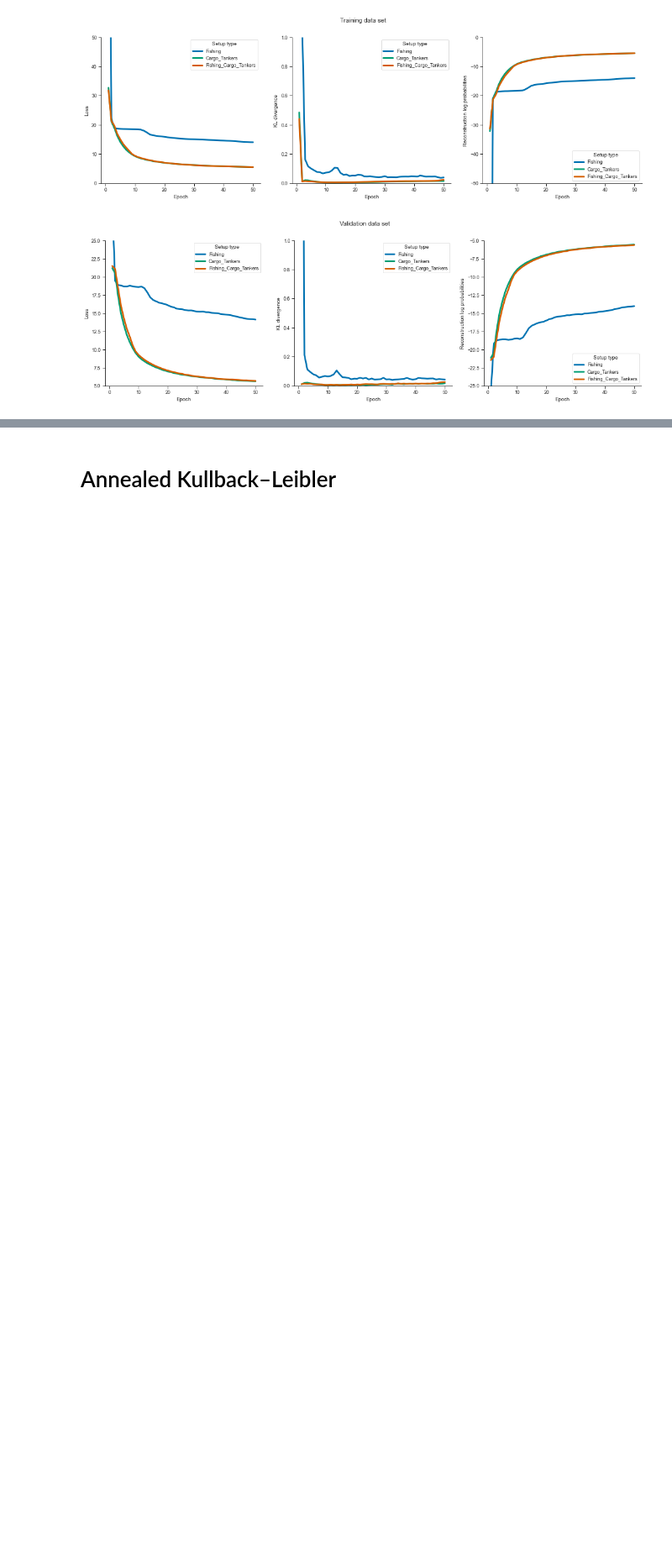
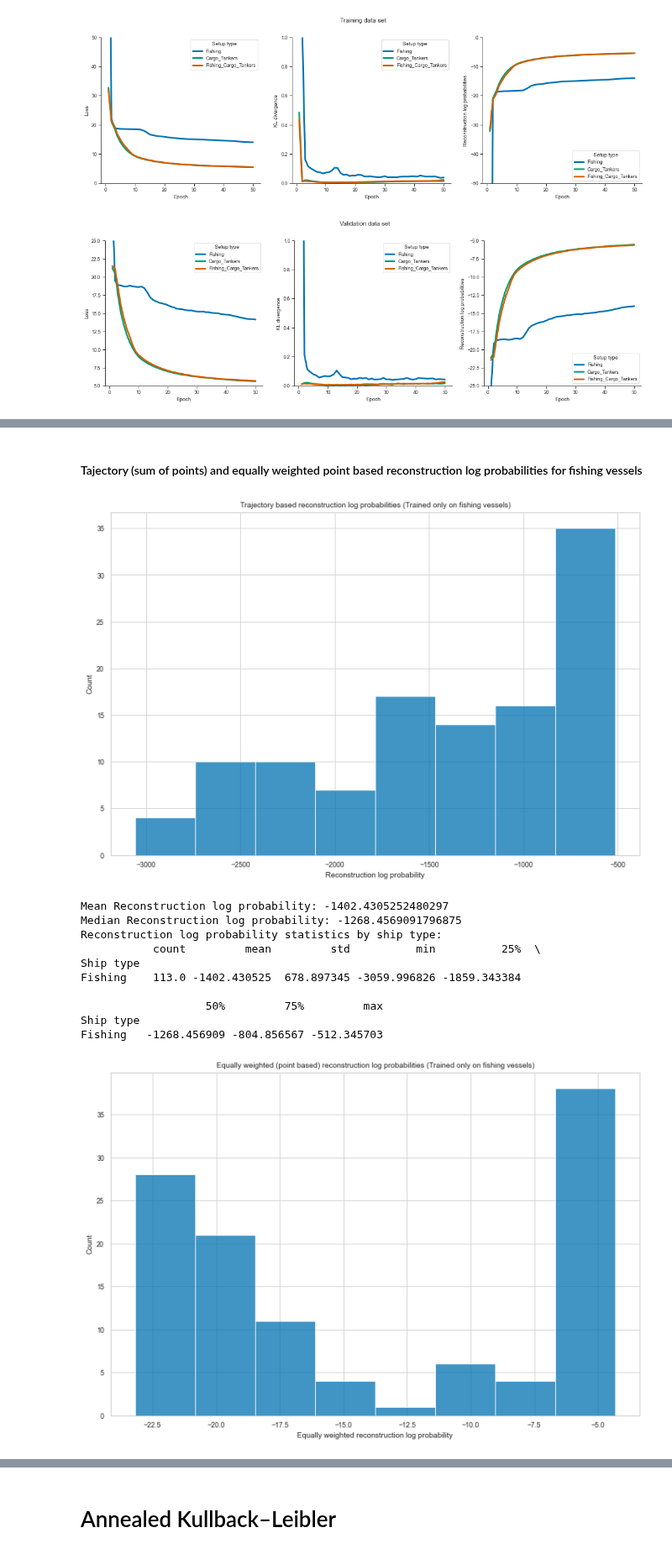
Before and after one commit to ThordurPall/vessel-trajectory-anomaly-detection, a Jupyter notebook: notebooks/Model Training/Learning Curves/Discrete Representation/Explore Training & Validation Curves - Comparison.ipynb, the cells around one changed output, grey strips where cells are left out. Shown at 84% size. Saved outputs shown, nothing was run; the diff lists cells and outputs as text; code cells hidden in the pictures; blank space fills up the shorter version.

```diff
--- a/notebooks/Model Training/Learning Curves/Discrete Representation/Explore Training & Validation Curves - Comparison.ipynb
+++ b/notebooks/Model Training/Learning Curves/Discrete Representation/Explore Training & Validation Curves - Comparison.ipynb
@@ -156,0 +123,28 @@ Fishing   -6.125784 -4.31634
+# %% [markdown]
+#### Tajectory (sum of points) and equally weighted point based reconstruction log probabilities for fishing vessels
+# %%
+# Plot trajectory based reconstruction log probabilities for fishing vessels
+title = "Trajectory based reconstruction log probabilities (Trained only on fishing vessels)"
+x = "Reconstruction log probability"
+summary_models_fish.hist_stacked_plot(df_track_lvl_fish, type="Histogram", x=x, title=title, print_summary_stats=True)
+
+# Plot equally weighted (point based) reconstruction log probabilities for fishing vessels
+title = "Equally weighted (point based) reconstruction log probabilities (Trained only on fishing vessels)"
+x = "Equally weighted reconstruction log probability"
+summary_models_fish.hist_stacked_plot(df_track_lvl_fish, type="Histogram", x=x, title=title, print_summary_stats=True)
+
+print("\n Look at some length statistics for fishing vessels only training data set:")
+print(df_track_lvl_fish.groupby("Ship type")["Length"].describe())
+# %% [output]
+[figure, added]
+Mean Reconstruction log probability: -1402.4305252480297
+Median Reconstruction log probability: -1268.4569091796875
+Reconstruction log probability statistics by ship type:
+           count         mean         std          min          25%  \
+Ship type
+Fishing    113.0 -1402.430525  678.897345 -3059.996826 -1859.343384
+
+                   50%         75%         max
+Ship type
+Fishing   -1268.456909 -804.856567 -512.345703
+[figure, added]
```
Also changed, not shown: parts of 7 cells of this notebook, 2 other files.
